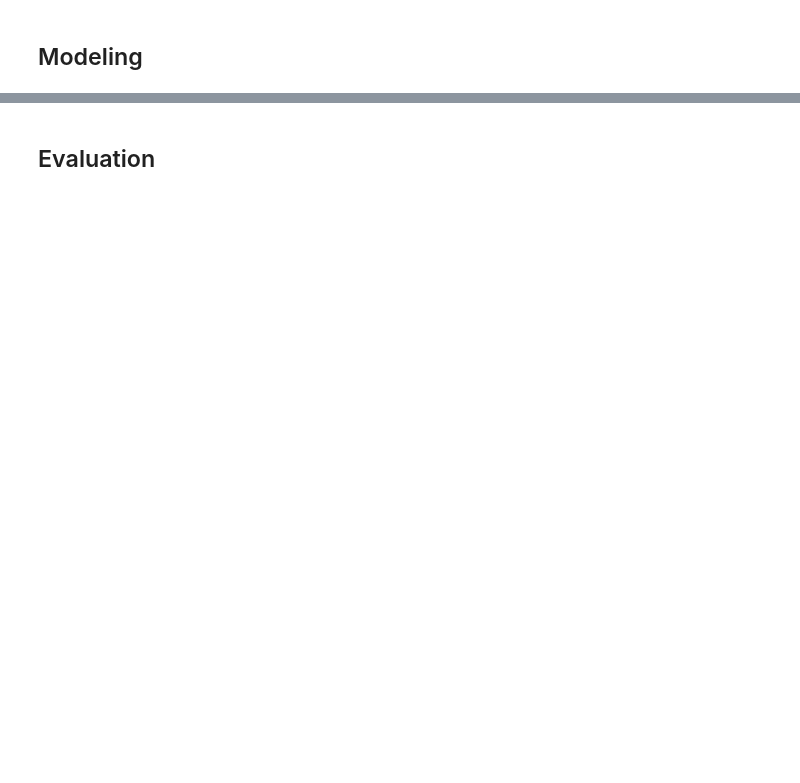
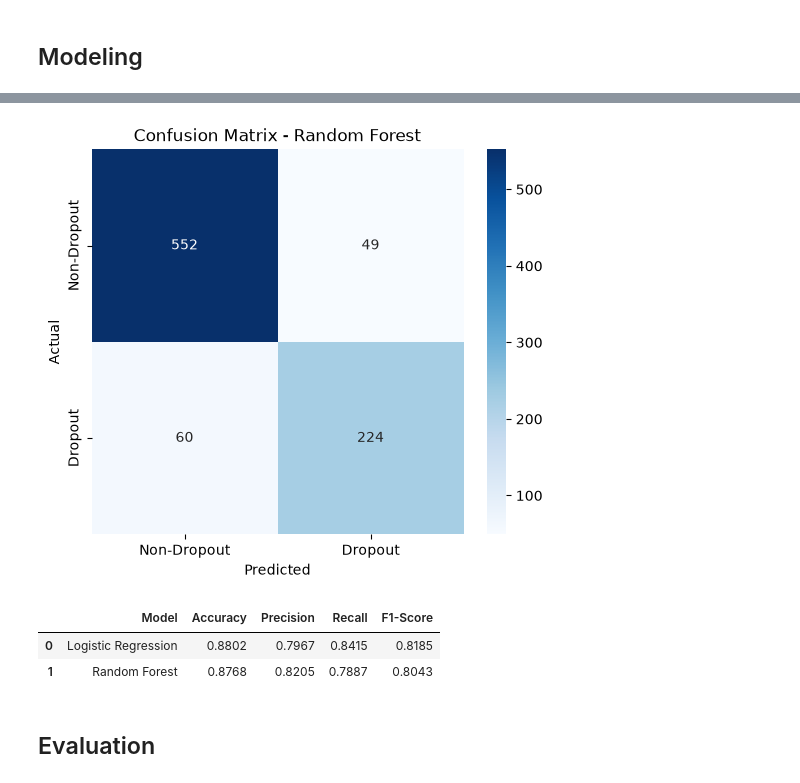
Before and after one commit to aeiprsty/institusi-pendidikan-perguruan-JJI, a Jupyter notebook: notebook.ipynb, the cells around one changed output, grey strips where cells are left out. Drawn from its saved outputs; the diff is of its cells as text; code cells hidden in the pictures; blank space fills up the shorter version.

```diff
--- a/notebook.ipynb
+++ b/notebook.ipynb
@@ -465,0 +656,13 @@ Name: Status_encoded, dtype: float64
+# %%
+random_forest_model = Pipeline(
+    steps=[
+        ("preprocessor", preprocessor),
+        ("classifier", RandomForestClassifier(
+            n_estimators=200,
+            random_state=42,
+            class_weight="balanced"
+        ))
+    ]
+)
+# %%
+random_forest_model.fit(X_train, y_train)
@@ -465,0 +687,2 @@ Name: Status_encoded, dtype: float64
+# %%
+y_pred_rf = random_forest_model.predict(X_test)
@@ -466,2 +721,50 @@ Name: Status_encoded, dtype: float64
+# %%
+cm_rf = confusion_matrix(y_test, y_pred_rf)
+
+plt.figure(figsize=(6, 5))
+sns.heatmap(
+    cm_rf,
+    annot=True,
+    fmt="d",
+    cmap="Blues",
+    xticklabels=["Non-Dropout", "Dropout"],
+    yticklabels=["Non-Dropout", "Dropout"]
+)
+
+plt.title("Confusion Matrix - Random Forest")
+plt.xlabel("Predicted")
+plt.ylabel("Actual")
+plt.show()
+# %% [output]
+[figure, added]
+# %%
+model_comparison = pd.DataFrame({
+    "Model": [
+        "Logistic Regression",
+        "Random Forest"
+    ],
+    "Accuracy": [
+        accuracy_score(y_test, y_pred_lr),
+        accuracy_score(y_test, y_pred_rf)
+    ],
+    "Precision": [
+        precision_score(y_test, y_pred_lr),
+        precision_score(y_test, y_pred_rf)
+    ],
+    "Recall": [
+        recall_score(y_test, y_pred_lr),
+        recall_score(y_test, y_pred_rf)
+    ],
+    "F1-Score": [
+        f1_score(y_test, y_pred_lr),
+        f1_score(y_test, y_pred_rf)
+    ]
+})
+
+model_comparison.round(4)
+# %% [output]
+|  | Model | Accuracy | Precision | Recall | F1-Score |
+| 0 | Logistic Regression | 0.8802 | 0.7967 | 0.8415 | 0.8185 |
+| 1 | Random Forest | 0.8768 | 0.8205 | 0.7887 | 0.8043 |
 # %% [markdown]
 ## Evaluation
```
Also changed, not shown: parts of 16 cells of this notebook.
